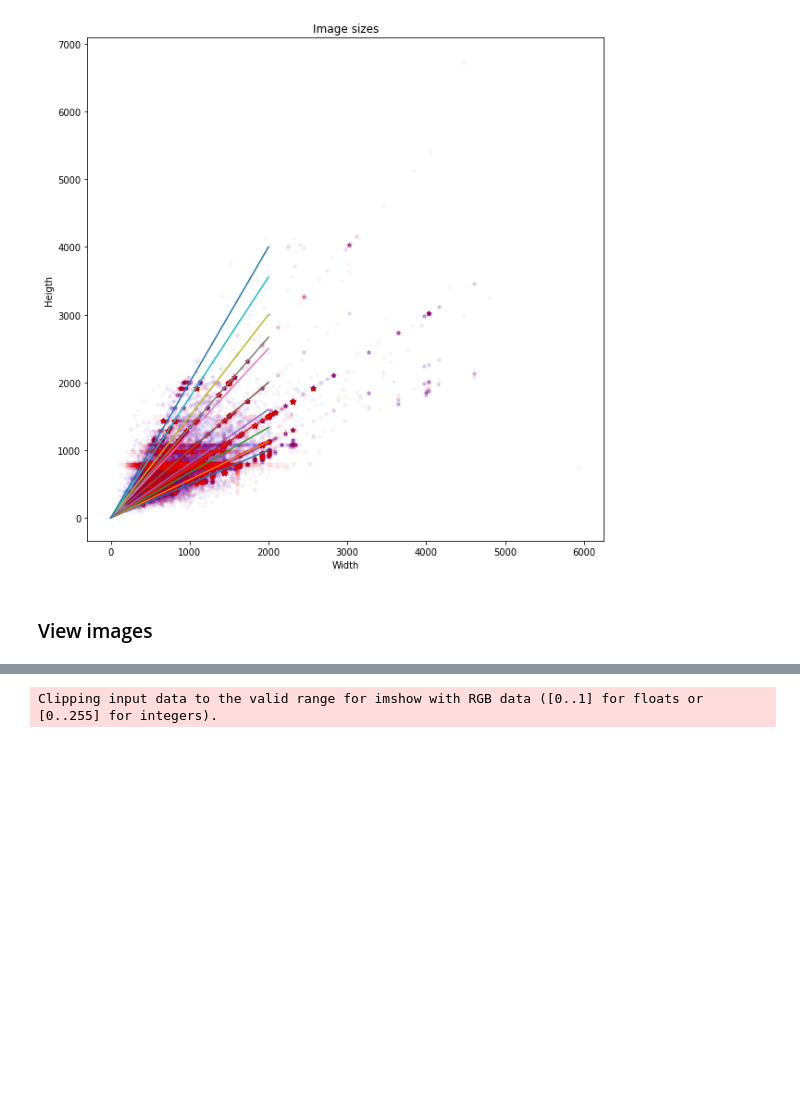
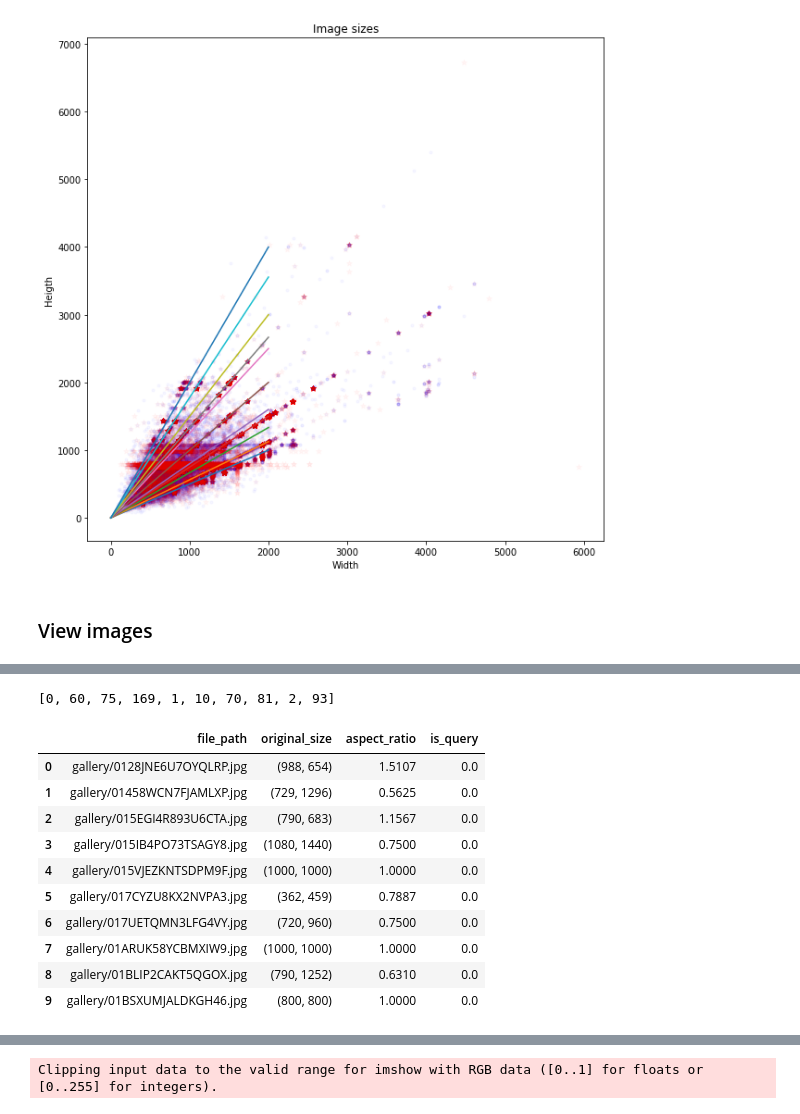
Before and after one commit to zakajd/huawei2020, a Jupyter notebook: notebooks/1_EDA_Jamil.ipynb, the cells around one changed output, grey strips where cells are left out. Drawn from its saved outputs; the diff is of its cells as text; code cells hidden in the pictures; blank space fills up the shorter version.

```diff
--- a/notebooks/1_EDA_Jamil.ipynb
+++ b/notebooks/1_EDA_Jamil.ipynb
@@ -154 +169,14 @@ from src.datasets import ClassificationDataset, get_dataloaders, get_test_datalo
 from src.augmentations import get_aug
+# %%
+# Test
+test_loader, indexes = get_test_dataloader(
+    augmentation="test",
+    batch_size=4,
+    size=384,
+    workers=6,
+)
+
+
+# df_test = pd.read_csv(os.path.join("data/interim", "test_A.csv")).iloc[indexes]
+df_test = pd.read_csv(os.path.join("data/interim", "test_A.csv")).iloc[indexes]
+# df_val.is_query.values[val_indexes]
@@ -154,0 +185,16 @@ from src.augmentations import get_aug
+# %%
+print(indexes[:10])
+df_test.head(10)
+# %% [output]
+[0, 60, 75, 169, 1, 10, 70, 81, 2, 93]
+|  | file_path | original_size | aspect_ratio | is_query |
+| 0 | gallery/0128JNE6U7OYQLRP.jpg | (988, 654) | 1.5107 | 0.0 |
+| 1 | gallery/01458WCN7FJAMLXP.jpg | (729, 1296) | 0.5625 | 0.0 |
+| 2 | gallery/015EGI4R893U6CTA.jpg | (790, 683) | 1.1567 | 0.0 |
+| 3 | gallery/015IB4PO73TSAGY8.jpg | (1080, 1440) | 0.7500 | 0.0 |
+| 4 | gallery/015VJEZKNTSDPM9F.jpg | (1000, 1000) | 1.0000 | 0.0 |
+| 5 | gallery/017CYZU8KX2NVPA3.jpg | (362, 459) | 0.7887 | 0.0 |
+| 6 | gallery/017UETQMN3LFG4VY.jpg | (720, 960) | 0.7500 | 0.0 |
+| 7 | gallery/01ARUK58YCBMXIW9.jpg | (1000, 1000) | 1.0000 | 0.0 |
+| 8 | gallery/01BLIP2CAKT5QGOX.jpg | (790, 1252) | 0.6310 | 0.0 |
+| 9 | gallery/01BSXUMJALDKGH46.jpg | (800, 800) | 1.0000 | 0.0 |
```
Also changed, not shown: parts of 32 cells of this notebook, 49 other files.
